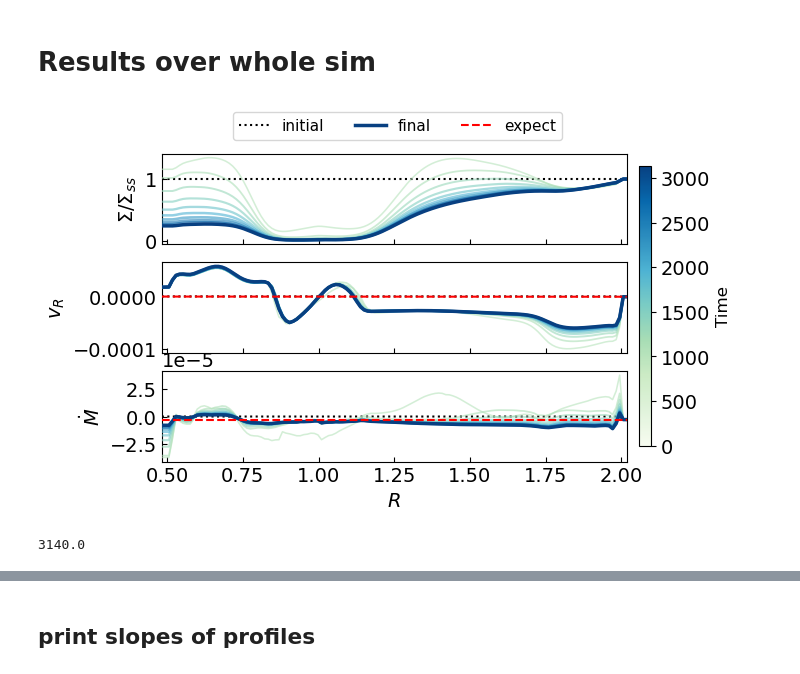
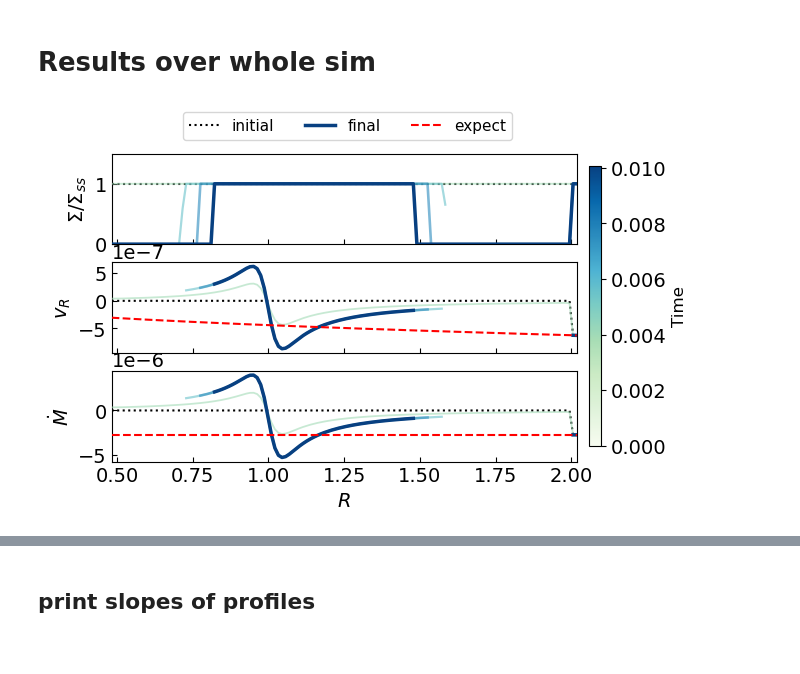
Before and after one commit to Jupiter1994/athena-warps, a Jupyter notebook: warped-disks/jiarus_diagnosis_2d.ipynb, the cells around one changed output, grey strips where cells are left out. Drawn from its saved outputs; the diff is of its cells as text; code cells hidden in the pictures.

```diff
--- a/warped-disks/jiarus_diagnosis_2d.ipynb
+++ b/warped-disks/jiarus_diagnosis_2d.ipynb
@@ -13,7 +13,7 @@ import athena_read
 import glob
 # %%
 ## Snapshots registration
-sim_name = 'disk-2d-planet1'
+sim_name = 'disk-2d-planet2a'
 path = '/scratch/phn2956/' + sim_name + '/'
 #path = '/scratch/phn2956/disk_2d_viscous_gap/'
 snapshot_list = sorted(glob.glob(path+'disk.out1.*.athdf'))
@@ -22,7 +22,7 @@ snapshot_list = sorted(glob.glob(path+'disk.out1.*.athdf'))
 # %%
 ## Plot density, v_r, and Mdot
 
-snapshot_plot = snapshot_list[0:101:10]
+snapshot_plot = snapshot_list[0:5:1]
 
 ## NOTE: I think the color scaling is wrong when the first snapshot isn't i=0, but it's a minor point
 norm   = mcolors.PowerNorm(gamma=1.5, vmin=0, vmax=len(snapshot_plot)-1)
@@ -90,36 +90,36 @@ Mdot_sol  = Mdot[-1] * (rad_app/rad_app[-1])**0
 
 kws_theory = {'c': 'r', 'lw': 1.5, 'ls': '--', 'zorder': zorder+200}
 #axs[0].plot(rad_app,Sigma_sol,**kws_theory)
 axs[1].plot(rad_app,vR_sol,**kws_theory)
 axs[2].plot(rad_app,Mdot_sol,**kws_theory)
 axs[0].plot([],[],c='r',lw=1.5,ls='--',zorder=zorder+200,label='expect')
 
 #### labels
 axs[0].set_ylabel(r'$\Sigma/\Sigma_{ss}$')
 axs[1].set_ylabel(r'$v_{R}$')
 axs[2].set_ylabel(r'$\dot{M}$')
 axs[-1].set_xlabel(r'$R$')
 axs[-1].set_xlim(rad_app[[0, -1]])
 
+axs[0].set_ylim(0, 1.5)
+#axs[1].set_ylim(-1e-4, 0.7e-4)
+#axs[2].set_ylim(-1e-4, 1e-4)
+
 axs[0].legend(
     fontsize=11,
     loc='upper left',
     bbox_to_anchor=(0.15, 1.02, 0.9, .452),
     ncol=3,
     #mode="expand",
     borderaxespad=0.1
 )
 
 
 for ax in axs.flatten():
     ax.tick_params(which='both',direction='in')
 
-save_fig = True
+save_fig = False
 if save_fig:
     plt.savefig("Figs/Snapshots/" + sim_name + "-snapshots.png", bbox_inches='tight')
 # %% [output]
-[figure, old version]
+[figure, new version]
-# %%
-print(t_sim)
-# %% [output]
-3140.0
```
Also changed, not shown: parts of 2 cells of this notebook, 1 other file.
